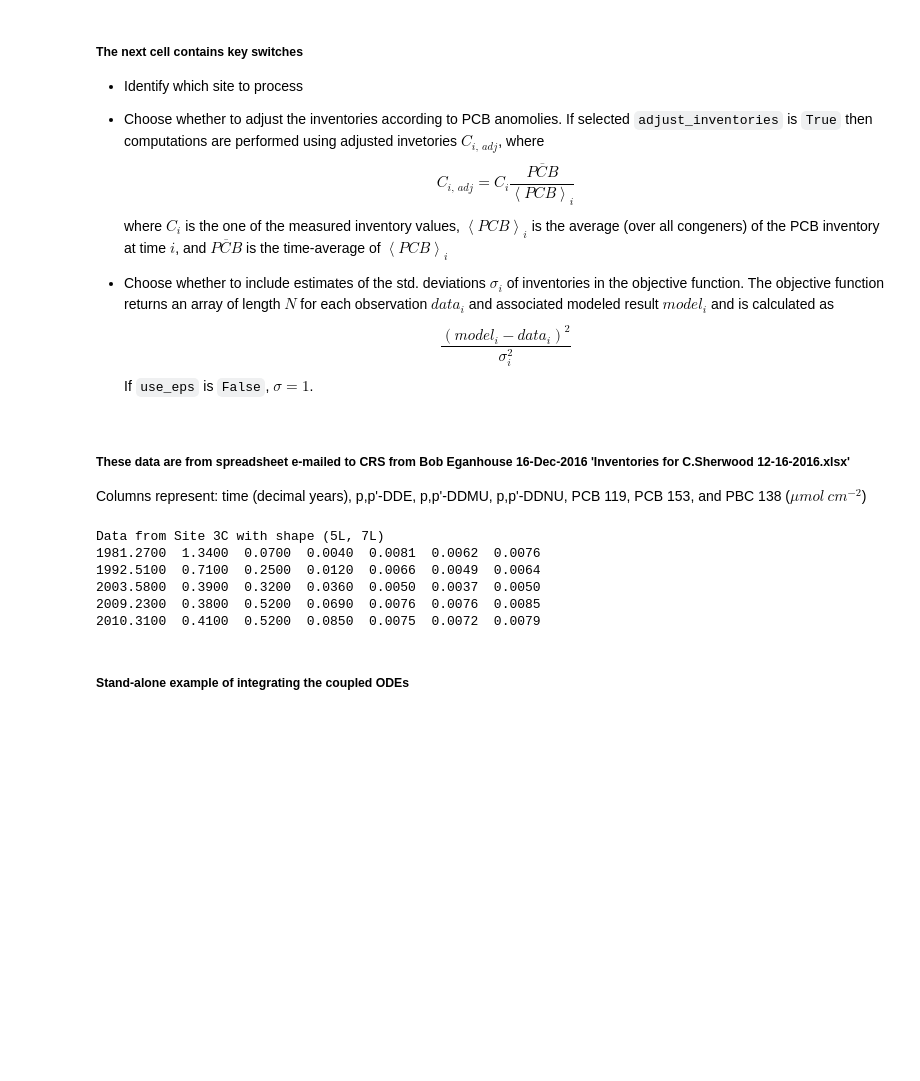
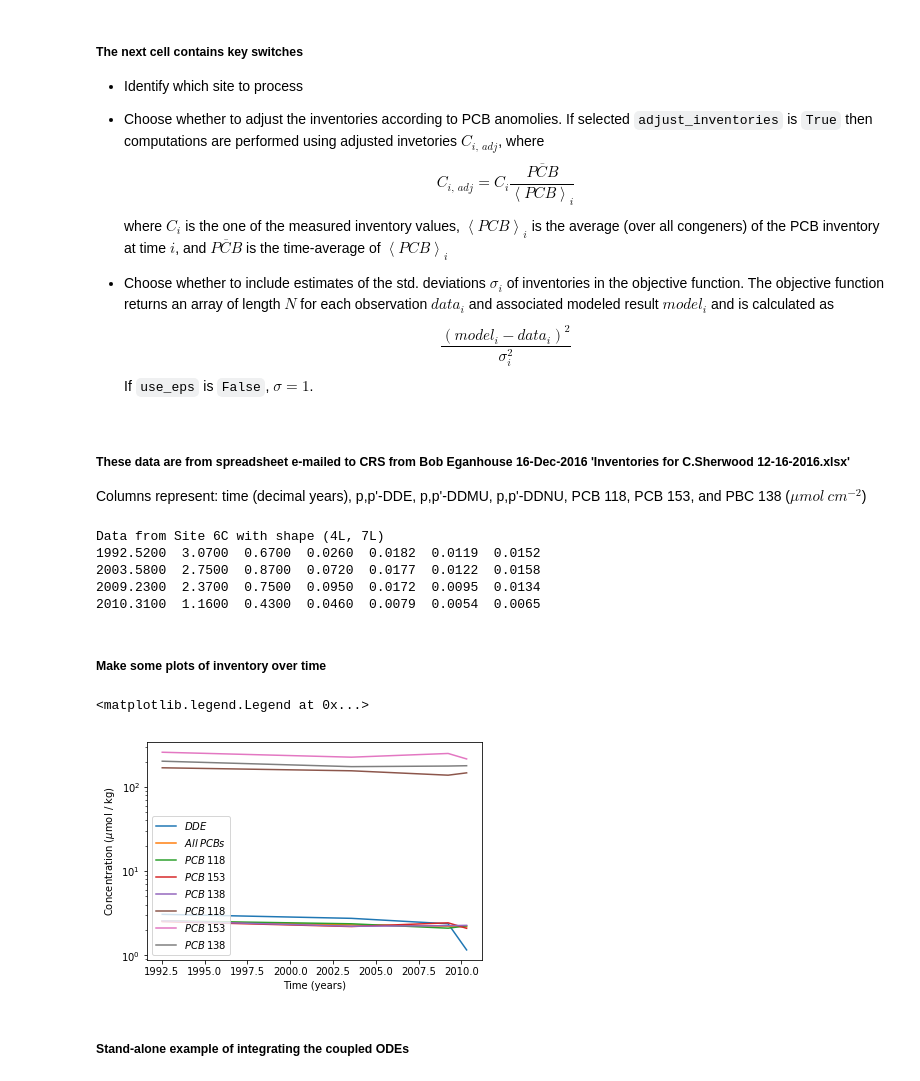
Before and after one commit to csherwood-usgs/bateman, a Jupyter notebook: bateman.ipynb, the cells around one changed output. Drawn from its saved outputs; the diff is of its cells as text; code cells hidden in the pictures; blank space fills up the shorter version.

```diff
--- a/bateman.ipynb
+++ b/bateman.ipynb
@@ -48,7 +48,7 @@ if site=='Site 6C':
     yl = [0., 3.5]
 # %% [markdown]
 ##### These data are from spreadsheet e-mailed to CRS from Bob Eganhouse 16-Dec-2016 'Inventories for C.Sherwood 12-16-2016.xlsx'
-Columns represent: time (decimal years), p,p'-DDE, p,p'-DDMU, p,p'-DDNU, PCB 119, PCB 153, and PBC 138 ($\mu mol \: cm^{-2}$)
+Columns represent: time (decimal years), p,p'-DDE, p,p'-DDMU, p,p'-DDNU, PCB 118, PCB 153, and PBC 138 ($\mu mol \: cm^{-2}$)
 # %%
 # Load data for the selected site
 if site == 'Site 3C':
@@ -69,17 +69,47 @@ t = A[:,0]
 DDE=A[:,1]
 DDMU=A[:,2]
 DDNU=A[:,3]
+PCB118=A[:,4]
+PCB153=A[:,5]
+PCB138=A[:,6]
 
 print("Data from {0} with shape {1}".format(site,A.shape))
 print('\n'.join([''.join(['{:5.4f}  '.format(item) for item in row])
       for row in A]))
 # %% [output]
-Data from Site 3C with shape (5L, 7L)
-1981.2700  1.3400  0.0700  0.0040  0.0081  0.0062  0.0076
-1992.5100  0.7100  0.2500  0.0120  0.0066  0.0049  0.0064
-2003.5800  0.3900  0.3200  0.0360  0.0050  0.0037  0.0050
-2009.2300  0.3800  0.5200  0.0690  0.0076  0.0076  0.0085
-2010.3100  0.4100  0.5200  0.0850  0.0075  0.0072  0.0079
+Data from Site 6C with shape (4L, 7L)
+1992.5200  3.0700  0.6700  0.0260  0.0182  0.0119  0.0152
+2003.5800  2.7500  0.8700  0.0720  0.0177  0.0122  0.0158
+2009.2300  2.3700  0.7500  0.0950  0.0172  0.0095  0.0134
+2010.3100  1.1600  0.4300  0.0460  0.0079  0.0054  0.0065
+# %% [markdown]
+##### Make some plots of inventory over time
+# %%
+# calculate adjustment according to mean of all PCBs inventory
+pcbm = A[:,4:6].mean(axis=1)
+adj_all = pcbm.mean()/pcbm
+adj_pcb118 = mean(PCB118)/PCB118
+adj_pcb153 = mean(PCB153)/PCB153
+adj_pcb138 = mean(PCB138)/PCB138
+# %%
+# calculate first-order RDC for
+fig = plt.figure()
+plt.semilogy(t,DDE,label='$DDE$')
+plt.semilogy(t,DDE*adj_all,label='$All \: PCBs$')
+plt.semilogy(t,DDE*adj_pcb118,label='$PCB \: 118$')
+plt.semilogy(t,DDE*adj_pcb153,label='$PCB \: 153$')
+plt.semilogy(t,DDE*adj_pcb138,label='$PCB \: 138$')
+
+plt.semilogy(t,DDE/PCB118,label='$PCB \: 118$')
+plt.semilogy(t,DDE/PCB153,label='$PCB \: 153$')
+plt.semilogy(t,DDE/PCB138,label='$PCB \: 138$')
+
+plt.xlabel('Time (years)')
+plt.ylabel('Concentration ($\mu$mol / kg)')
+plt.legend(loc='lower left')
+# %% [output]
+<matplotlib.legend.Legend at 0x...>
+[figure, added]
 # %% [markdown]
 ##### Stand-alone example of integrating the coupled ODEs
 # %%
```
Also changed, not shown: parts of 6 cells of this notebook, 5 other files.
